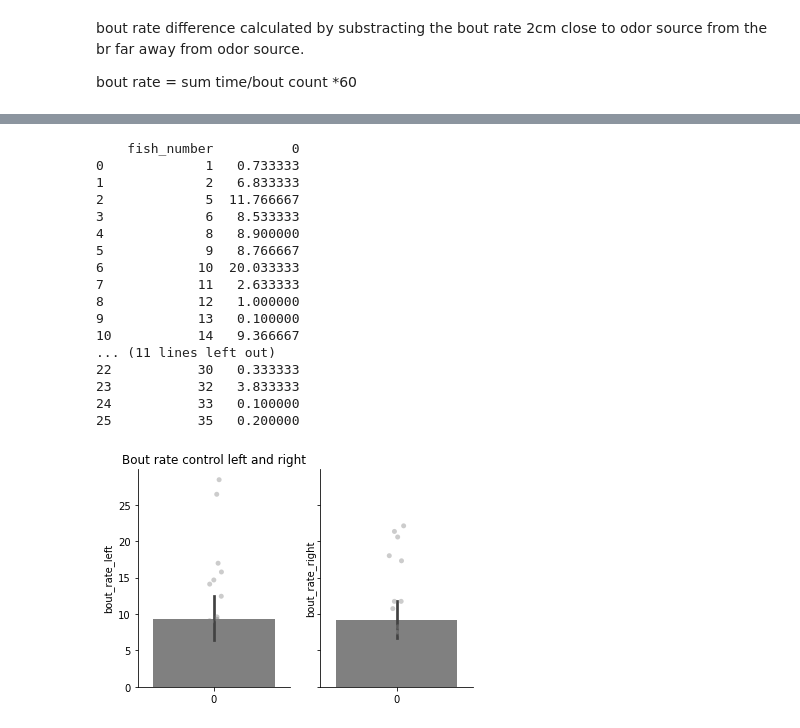
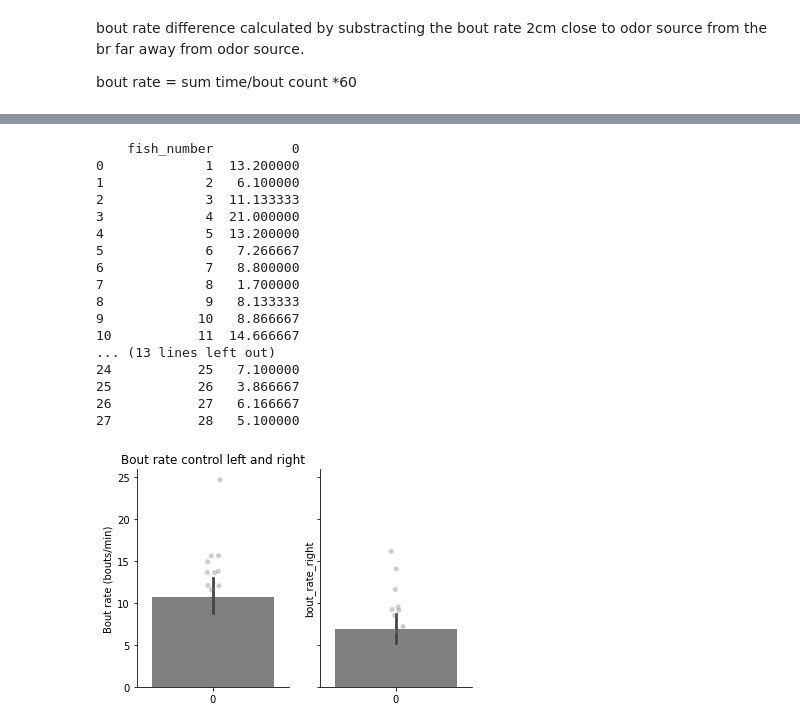
Before and after one commit to PaulaPflitsch/SleepPaper_code2023, a Jupyter notebook: Avoidance_analysis/Odor_sleep_data_oct2024.ipynb, the cells around one changed output, grey strips where cells are left out. Saved outputs shown, nothing was run; the diff lists cells and outputs as text; code cells hidden in the pictures.

```diff
--- a/Avoidance_analysis/Odor_sleep_data_oct2024.ipynb
+++ b/Avoidance_analysis/Odor_sleep_data_oct2024.ipynb
@@ -26,6 +26,6 @@ Data frame from Matlab
 4. preBout time in s
 # %%
 # change directory
-bout_rates_ctrl=pd.read_csv(r"E:\Olfaction\Prefernece_index_cadaverine\0mM_cad_control\bout_rates_control.csv", header=None)
+bout_rates_ctrl=pd.read_csv(r"E:\Olfaction\Preference_index_starved\complete_starvation\Pref_index_starvation_3h\bout_rates_control.csv", header=None)
 print(bout_rates_ctrl)
 # %% [output]
@@ -145,8 +145,11 @@ bout_rates_ctrl['prebout_time_minutes'] = bout_rates_ctrl['prebout_time'] / 60
 #print(bout_rates_ctrl)
 
 # Define the cutoff for leftmost and rightmost bins
-leftmost_bins = range(0, 20)
-rightmost_bins = range(65,85)
+#leftmost_bins = range(0, 20)
+#rightmost_bins = range(65,85)
+
+leftmost_bins = range(0, 10)
+rightmost_bins = range(36,46)
 
 # Separate data for leftmost and rightmost bins
 left_bins_df_ctrl = bout_rates_ctrl[bout_rates_ctrl['bin_number'].isin(leftmost_bins)]
@@ -203,8 +206,10 @@ bout_rates_SD['prebout_time_minutes'] = bout_rates_SD['prebout_time'] / 60
 
 
 # Define the cutoff for leftmost and rightmost bins
-leftmost_bins = range(0, 20)
-rightmost_bins = range(65,85)
+#leftmost_bins = range(0, 20)
+#rightmost_bins = range(65,85)
+leftmost_bins = range(0, 10)
+rightmost_bins = range(36,46)
 
 # Separate data for leftmost and rightmost bins
 left_bins_df_SD = bout_rates_SD[bout_rates_SD['bin_number'].isin(leftmost_bins)]
@@ -238,38 +243,39 @@ mean_bout_rate_difference_SD = bout_rate_df_SD['bout_rate_difference'].mean()
 sem_bout_rate_difference_SD = sem(bout_rate_df_SD['bout_rate_difference'])
 # %% [output]
     fish_number          0
-0             1   0.733333
-1             2   6.833333
-2             5  11.766667
-3             6   8.533333
-4             8   8.900000
-5             9   8.766667
-6            10  20.033333
-7            11   2.633333
-8            12   1.000000
-9            13   0.100000
-10           14   9.366667
-... (11 lines left out)
-22           30   0.333333
-23           32   3.833333
-24           33   0.100000
-25           35   0.200000
+0             1  13.200000
+1             2   6.100000
+2             3  11.133333
+3             4  21.000000
+4             5  13.200000
+5             6   7.266667
+6             7   8.800000
+7             8   1.700000
+8             9   8.133333
+9            10   8.866667
+10           11  14.666667
+... (13 lines left out)
+24           25   7.100000
+25           26   3.866667
+26           27   6.166667
+27           28   5.100000
 # %%
 #a4_dims = (11.7, 8.27)
 #fig, ax = plt.subplots(figsize=a4_dims)
 fig, (ax1, ax2) = plt.subplots(1, 2, sharey=True)
 ax = sns.barplot(ax=ax1,y=left_bout_rates_ctrl['bout_rate_left'], color = "grey", orient="v")
 ax = sns.stripplot(ax=ax1,data=left_bout_rates_ctrl['bout_rate_left'], dodge=True, color="grey", alpha = 0.4,jitter = 0.05)
 
 ax = sns.barplot(ax=ax2, y=right_bout_rates_ctrl['bout_rate_right'], color = "grey", orient="v")
 ax = sns.stripplot(ax=ax2,data=right_bout_rates_ctrl['bout_rate_right'], dodge=True, color="grey", alpha = 0.4,jitter = 0.05)
 
 ax1.set_title("Bout rate control left and right")
-#ax1.set_ylabel("Sleep min/h")
+#ax.set_ylim(0, 65)
+ax1.set_ylabel("Bout rate (bouts/min)")
 sns.despine(right=True, bottom=False)
-#fig.savefig(r"E:\LIN\Acute_SD_Paper\Sleep_Deprivation\Results_October\Sleep_day1.pdf")
+fig.savefig(r"E:\Olfaction\Preference_index_cortisol\100ng_cortisol_15min\bout_rate_left_right_control.pdf")
 # %% [output]
-[figure, old version]
+[figure, new version]
 # %%
 #a4_dims = (11.7, 8.27)
 #fig, ax = plt.subplots(figsize=a4_dims)
```
Also changed, not shown: parts of 10 cells of this notebook.
